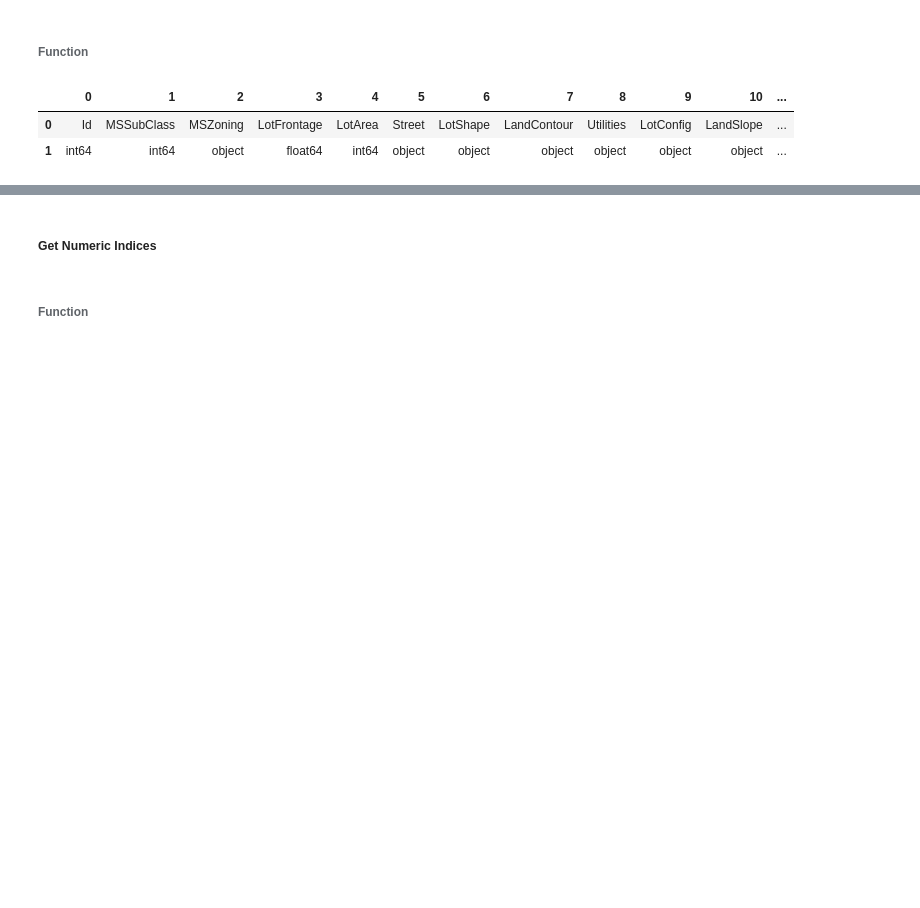
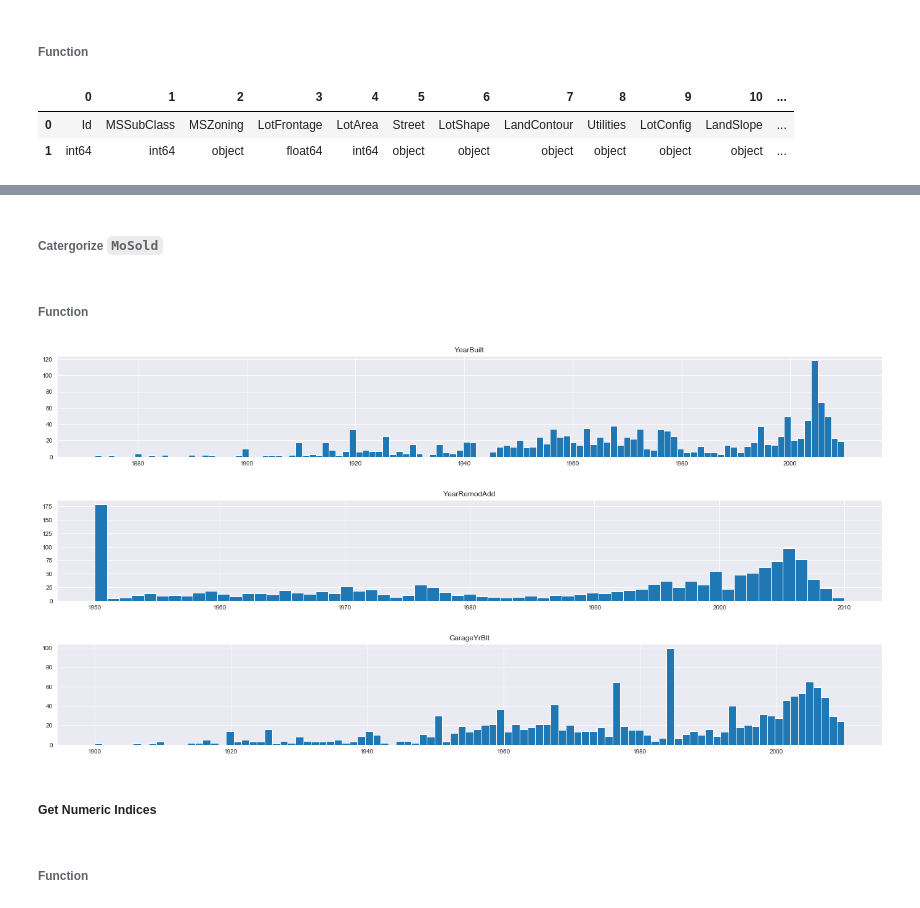
Before and after one commit to ProgrammingBishop/python, a Jupyter notebook: competitions/housing_prices.ipynb, the cells around one changed output, grey strips where cells are left out. Drawn from its saved outputs; the diff is of its cells as text; code cells hidden in the pictures; blank space fills up the shorter version.

```diff
--- a/competitions/housing_prices.ipynb
+++ b/competitions/housing_prices.ipynb
@@ -192,0 +245,2 @@ get_data_types( train_X )
+# %%
+train_X.drop( drop_majority_class_columns( train_X, categorical_indices, 0.9 ), axis = 1, inplace = True )
@@ -192,0 +260,2 @@ get_data_types( train_X )
+# %%
+year_columns = [ 'YearBuilt', 'YearRemodAdd', 'GarageYrBlt' ]
@@ -192,0 +305,2 @@ get_data_types( train_X )
+# %% [markdown]
+###### Catergorize `MoSold`
@@ -193,3 +312,17 @@ get_data_types( train_X )
+# %% [markdown]
+###### Function
+# %%
+def visualize_year_feature_dist( df, years ):
+    for year in years:
+        plt.figure( figsize = (24, 3) )
+        plt.hist( df[year], bins = len( set( df[year] ) ) )
+        plt.title( year )
+# %%
+visualize_year_feature_dist( train_X, year_columns )
+# %% [output]
+[figure, added]
+[figure, added]
+[figure, added]
 # %% [markdown]
 ##### Get Numeric Indices
 # %% [markdown]
```
Also changed, not shown: parts of 46 cells of this notebook.
